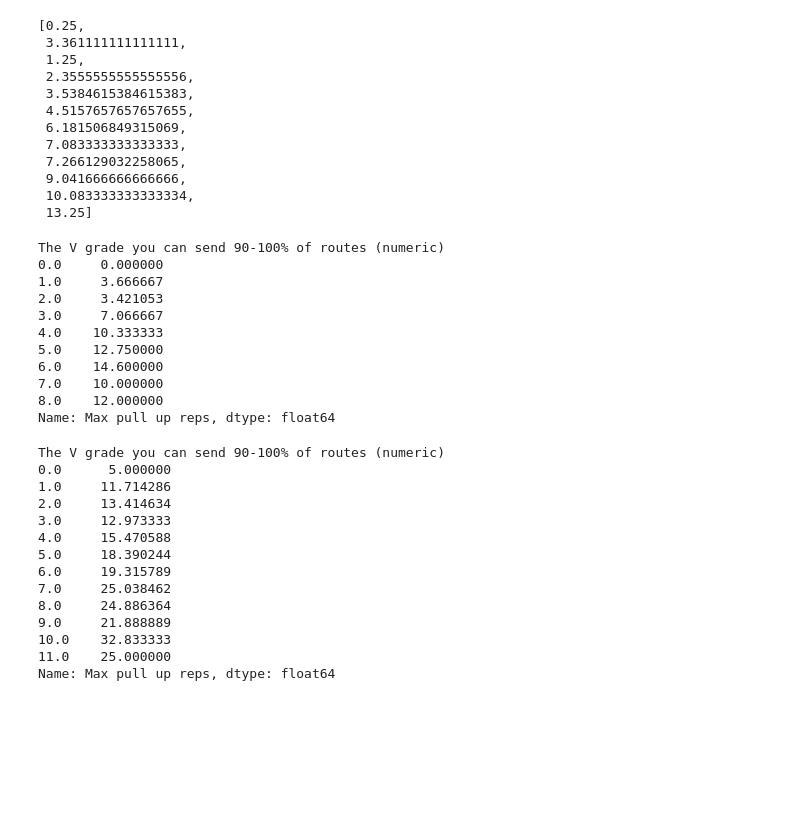
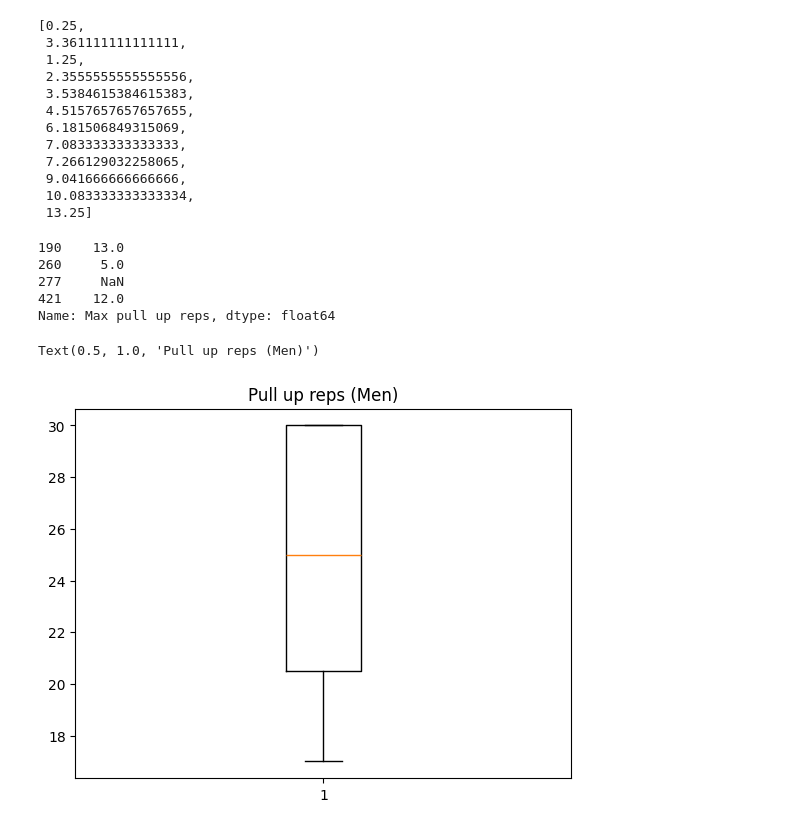
Before and after one commit to bonkacardonut/climbing-grade-analysis, a Jupyter notebook: notebooks/csk-final.ipynb, the cells around one changed output. Saved outputs shown, nothing was run; the diff lists cells and outputs as text; code cells hidden in the pictures; blank space fills up the shorter version.

```diff
--- a/notebooks/csk-final.ipynb
+++ b/notebooks/csk-final.ipynb
@@ -271,5 +214,7 @@ df.columns
 
 dfc = df[['Sex', 'Height (cm)', 'Weight (KG)', 'Where do you climb?', 'Frequency of climbing sessions per week', 'Arm Span (cm)', 'Frequency of Endurance training sesions per week', 'How long have you been climbing for? (years, numeric)', 'Average hours climbing per week (not including training)', 'Average hours Training for climbing per week ', 'Hangboard Frequency per week ', 'Hardest V Grade ever climbed (numeric)', 'The V grade you can send 90-100% of routes (numeric)', 'Half Crimp (10 seconds) - Min Edge (mm, cleaned)', 'Open crimp (10 seconds) - Min Edge (mm, cleaned)', 'Max pull up reps', 'max push ups reps', 'max L-sit time ','General Strength Training frequency per week ', 'Campus Board frequency per week ', 'Campus Board time per week (hours)' ]].copy()
 dfc
+
+dfc.columns
 # new cleaned df
 # %% [output]
@@ -498,33 +432,31 @@ plt.show()
 # %%
-# dfc_women.groupby('The V grade you can send 90-100% of routes (numeric)')['Max pull up reps'].mean()
+dfc_women.groupby('The V grade you can send 90-100% of routes (numeric)')['Max pull up reps'].mean()
 
 dfc_women.groupby('The V grade you can send 90-100% of routes (numeric)')['Max pull up reps']
+v7_women = dfc_women[dfc_women['The V grade you can send 90-100% of routes (numeric)']==7]
+v7_women['Max pull up reps']
 # %% [output]
-The V grade you can send 90-100% of routes (numeric)
-0.0     0.000000
-1.0     3.666667
-2.0     3.421053
-3.0     7.066667
-4.0    10.333333
-5.0    12.750000
-6.0    14.600000
-7.0    10.000000
-8.0    12.000000
+190    13.0
+260     5.0
+277     NaN
+421    12.0
 Name: Max pull up reps, dtype: float64
-# %%
-dfc_men.groupby('The V grade you can send 90-100% of routes (numeric)')['Max pull up reps'].mean()
-# %% [output]
-The V grade you can send 90-100% of routes (numeric)
-0.0      5.000000
-1.0     11.714286
-2.0     13.414634
-3.0     12.973333
-4.0     15.470588
-5.0     18.390244
-6.0     19.315789
-7.0     25.038462
-8.0     24.886364
-9.0     21.888889
-10.0    32.833333
-11.0    25.000000
-Name: Max pull up reps, dtype: float64
+# %%
+# men
+dfc_men.groupby('The V grade you can send 90-100% of routes (numeric)')['Max pull up reps'].mean()
+v7_men = dfc_men[dfc_men['The V grade you can send 90-100% of routes (numeric)']==7]
+v7_men = v7_men[v7_men['Max pull up reps'] <= 1000]
+v7_men = v7_men.dropna()
+v7_men = v7_men['Max pull up reps'].tolist()
+
+# women
+v7_women = dfc_women[dfc_women['The V grade you can send 90-100% of routes (numeric)']==7]
+# v7_women = v7_women[v7_men['Max pull up reps'] <= 1000]
+v7_women = v7_women.dropna()
+v7_women = v7_women['Max pull up reps'].tolist()
+
+plt.boxplot(v7_men)
+plt.title("Pull up reps (Men)")
+# %% [output]
+Text(0.5, 1.0, 'Pull up reps (Men)')
+[figure, added]
```
Also changed, not shown: parts of 17 cells of this notebook, 1 other file.
